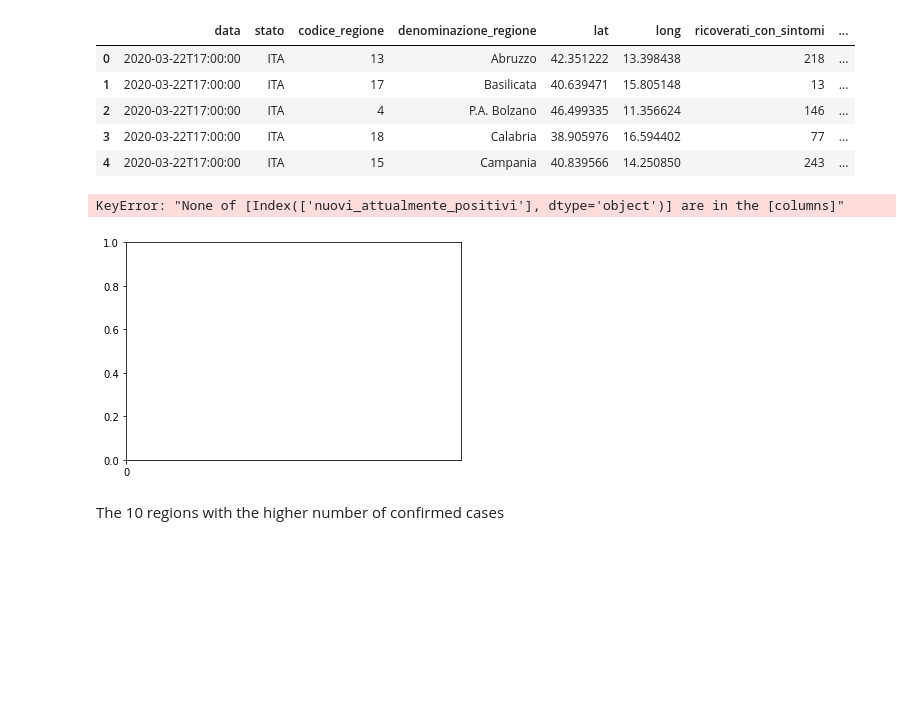
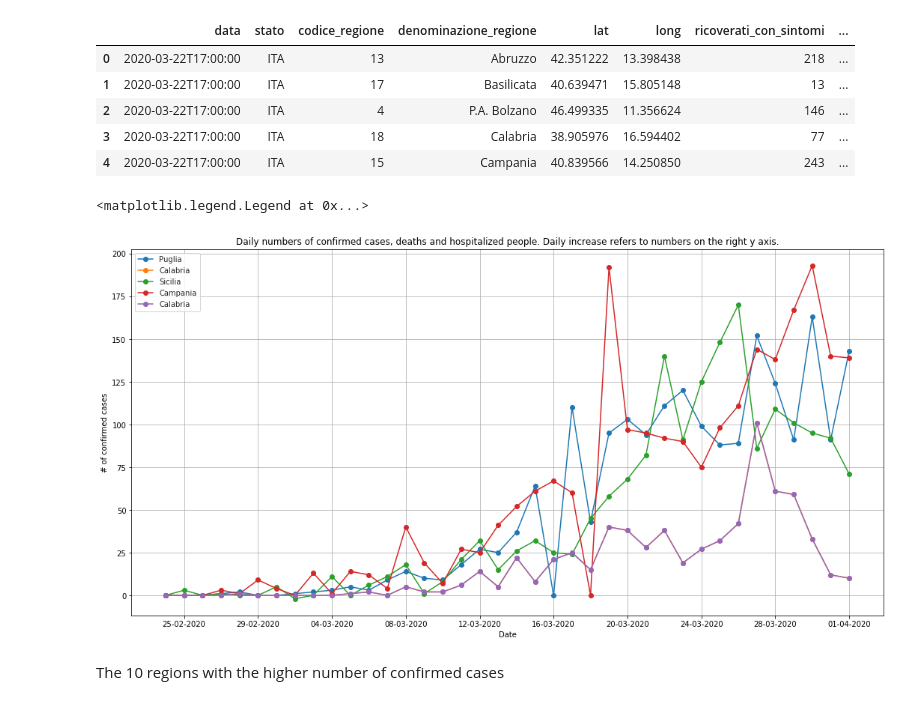
Before and after one commit to matteobarbieri/covid2019-data-analysis, a Jupyter notebook: notebooks/projections_covid2019_italy.ipynb, the cells around one changed output. Drawn from its saved outputs; the diff is of its cells as text; code cells hidden in the pictures; blank space fills up the shorter version.

```diff
--- a/notebooks/projections_covid2019_italy.ipynb
+++ b/notebooks/projections_covid2019_italy.ipynb
@@ -103,36 +103,36 @@ regions_list = [
 # %%
 ax = plt.gca()
 
 sns.set_style("whitegrid", {'grid.linestyle': ':'})
 # ax.yaxis.set_major_locator(ticker.MultipleLocator(Y_GRID_TICK))
 ax.xaxis.set_major_locator(ticker.MultipleLocator(4))
 
 for region_name in regions_list:
 #     region_df = country_df[country_df['denominazione_regione'] == region_name]
     region_df = get_region_data(country_df, region_name)
-    region_df.plot(x='Date', y=["nuovi_attualmente_positivi"], figsize=(18,9), ax=ax, marker='o')
+    region_df.plot(x='Date', y=["nuovi_positivi"], figsize=(18,9), ax=ax, marker='o')
 
 
 # region_df = country_df[country_df['denominazione_regione'] == 'Lombardia']
 # region_df.plot(x='Date', y=["nuovi_attualmente_positivi"], figsize=(18,9), ax=ax, marker='o', secondary_y=True)
 
 # for province_name in provinces_list:
 #     province_df = country_df[country_df['denominazione_provincia'] == province_name]
 #     province_df.plot(x='Date', y=["totale_casi"], figsize=(18,9), ax=ax, marker='o')
 
 ax.xaxis.set_major_formatter(mdates.DateFormatter('%d-%m-%Y'))
 ax.set_ylabel("# of confirmed cases");
 
 ax.set_title("Daily numbers of confirmed cases, deaths and hospitalized people. Daily increase refers to numbers on the right y axis.");
 
 # ax.legend(provinces_list)
 # ax.legend(regions_list+['Lombardia'])
 ax.legend(regions_list)
 
 # plt.savefig("regions_daily_data.png");
 # %% [output]
-KeyError: "None of [Index(['nuovi_attualmente_positivi'], dtype='object')] are in the [columns]"
+<matplotlib.legend.Legend at 0x...>
-[figure, old version]
+[figure, new version]
 # %% [markdown]
 The 10 regions with the higher number of confirmed cases
 # %%
```
Also changed, not shown: parts of 3 cells of this notebook, 8 other files.
